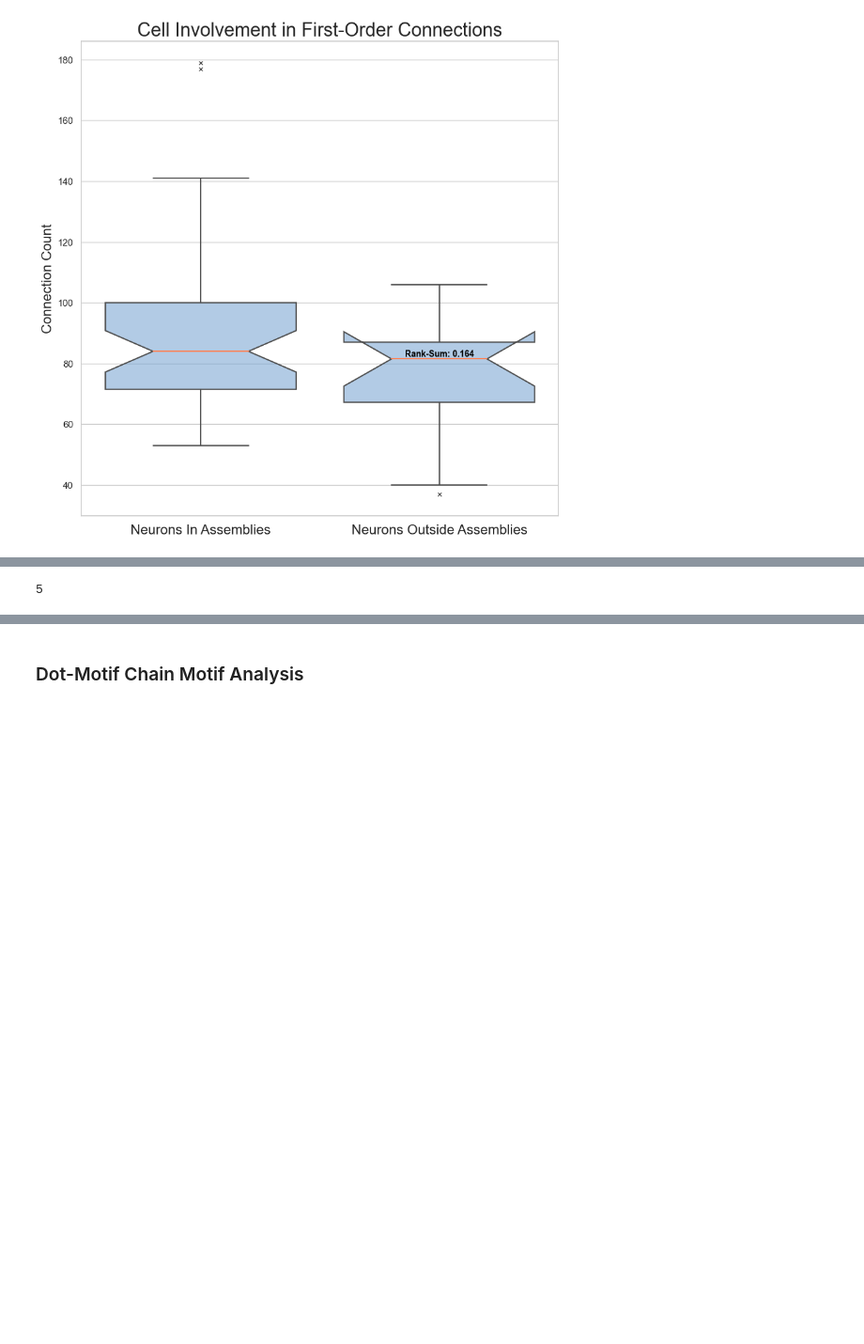
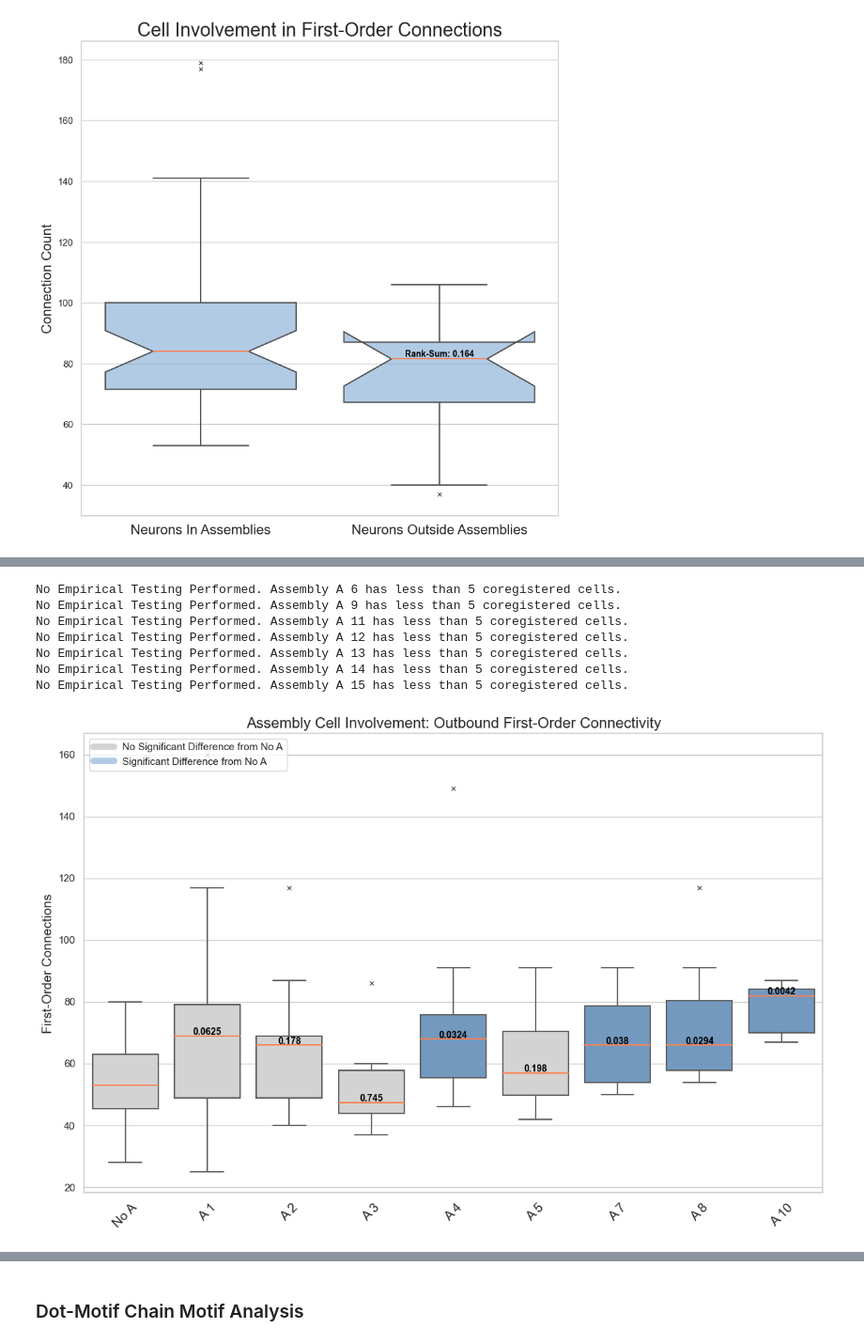
Before and after one commit to Jawagnercarena/Assembly_Organization, a Jupyter notebook: AssemblyPaperFigures/FigureCode/Figure5/Figure5.ipynb, the cells around one changed output, grey strips where cells are left out. Shown at 94% size. Saved outputs shown, nothing was run; the diff lists cells and outputs as text; code cells hidden in the pictures; blank space fills up the shorter version.

Commit message:
Streamlined production of first-order connectivity plots, also produced normalized version
Might need to revisit the normalization

```diff
--- a/AssemblyPaperFigures/FigureCode/Figure5/Figure5.ipynb
+++ b/AssemblyPaperFigures/FigureCode/Figure5/Figure5.ipynb
@@ -44,13 +27,0 @@ Sample Size: 17.345
-# %%
-# estimate sample size via power analysis
-from statsmodels.stats.power import tt_ind_solve_power
-# parameters for power analysis
-nobs1_array = [13, 6, 5, 6, 6, 9, 4, 41, 23, 11, 7, 12, 12, 6, 11]
-mean_diff_by_difference = [26.24, 29.24, 29.24, 29.24, 29.24, 29.24, 29.24, 3.19, 5.24, 26.33, 10.47, 28.82, 28.66, 27.74, 21.24]
-alpha = 0.05
-# perform power analysis
-for i, n in enumerate(nobs1_array):
-    effect = mean_diff_by_difference[i] / 30
-    r =  58 / n
-    result = tt_ind_solve_power(effect_size = effect, nobs1 = None, alpha = alpha, power = 0.95, ratio = r)
-    print(f'Sample Size for Assembly {i + 1}: %.3f' % result)
@@ -334,15 +301,20 @@ no_a_cell_indexes = mappings['connectome_indexes_by_assembly']['No A']
 # %%
+# Produce Counts for Inbound and Outbound Connections
 assemblies_by_coregistered = invert_dict(mappings['assemblies_by_connectome_index'])
 adjacency_matrix = ground_truth_connectome_v1dd
 np.fill_diagonal(adjacency_matrix, 0)
 
-first_order_connections = {}
+outbound_first_order_connections = {}
+inbound_first_order_connections = {}
 for A in assemblies_by_coregistered.keys():
     for connectome_id in assemblies_by_coregistered[A]:
-        if A in first_order_connections.keys():
-            first_order_connections[A].append(np.sum(np.sum(adjacency_matrix[connectome_id,:])))
+        if A in outbound_first_order_connections.keys():
+            outbound_first_order_connections[A].append(np.sum(adjacency_matrix[connectome_id,:]))
+            inbound_first_order_connections[A].append(np.sum(adjacency_matrix[:,connectome_id]))
         else:
-            first_order_connections[A] = [np.sum(np.sum(adjacency_matrix[connectome_id,:]))]
+            outbound_first_order_connections[A] = [np.sum(adjacency_matrix[connectome_id,:])]
+            inbound_first_order_connections[A] = [np.sum(adjacency_matrix[:,connectome_id])]
 
-first_order_connections
+print(outbound_first_order_connections)
+print(inbound_first_order_connections)
 # %% [output]
@@ -366 +323,8 @@ first_order_connections
+# %%
+# Normalize Counts for Inbound and Outbound Connections
+normalized_outbound_first_order_connections = {}
+normalized_inbound_first_order_connections = {}
+for key in outbound_first_order_connections:
+    normalized_outbound_first_order_connections[key] = outbound_first_order_connections[key] / np.sum(outbound_first_order_connections[key])
+    normalized_inbound_first_order_connections[key] = inbound_first_order_connections[key] / np.sum(inbound_first_order_connections[key])
 # %%
@@ -429,4 +395,15 @@ No Empirical Testing Performed. Assembly A 15 has less than 5 coregistered cells
-# %%
-len(first_order_connections['A 10'])
-# %% [output]
-5
+# %%
+## Produce Outbound First-Order Connections Plot
+produce_first_order_connections_plot(connections_dict = outbound_first_order_connections,
+                                     directionality = "Outbound",
+                                     psd = False,
+                                     normalized = False)
+# %% [output]
+No Empirical Testing Performed. Assembly A 6 has less than 5 coregistered cells.
+No Empirical Testing Performed. Assembly A 9 has less than 5 coregistered cells.
+No Empirical Testing Performed. Assembly A 11 has less than 5 coregistered cells.
+No Empirical Testing Performed. Assembly A 12 has less than 5 coregistered cells.
+No Empirical Testing Performed. Assembly A 13 has less than 5 coregistered cells.
+No Empirical Testing Performed. Assembly A 14 has less than 5 coregistered cells.
+No Empirical Testing Performed. Assembly A 15 has less than 5 coregistered cells.
+[figure, added]
```
Also changed, not shown: parts of 11 cells of this notebook, 6 other files.
